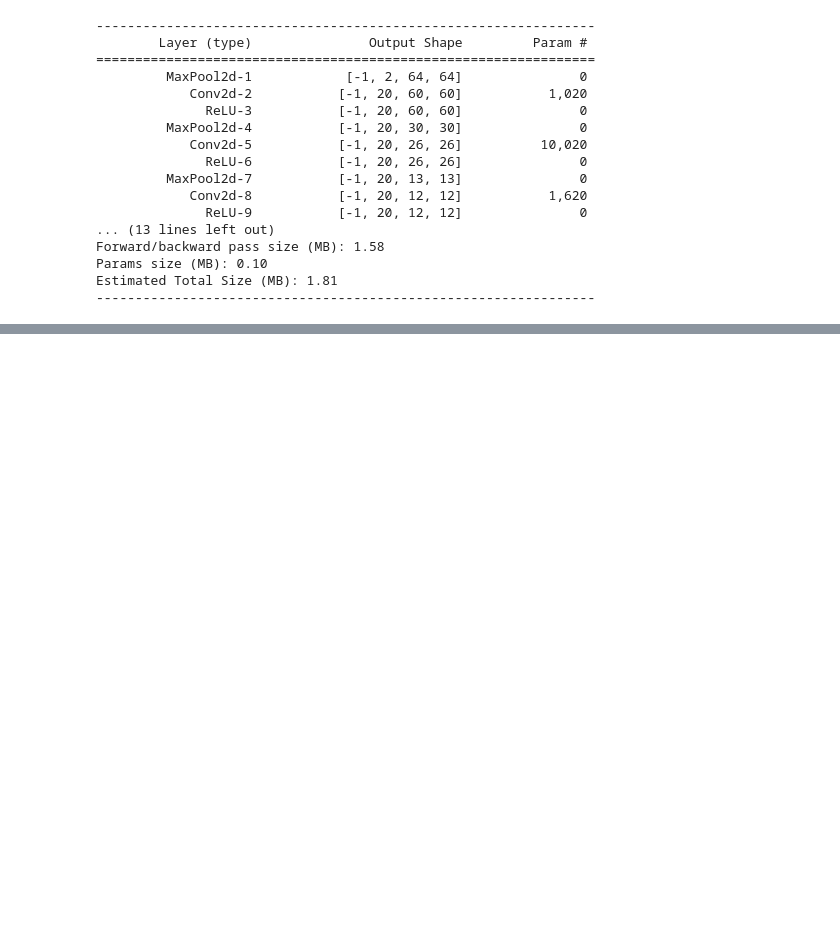
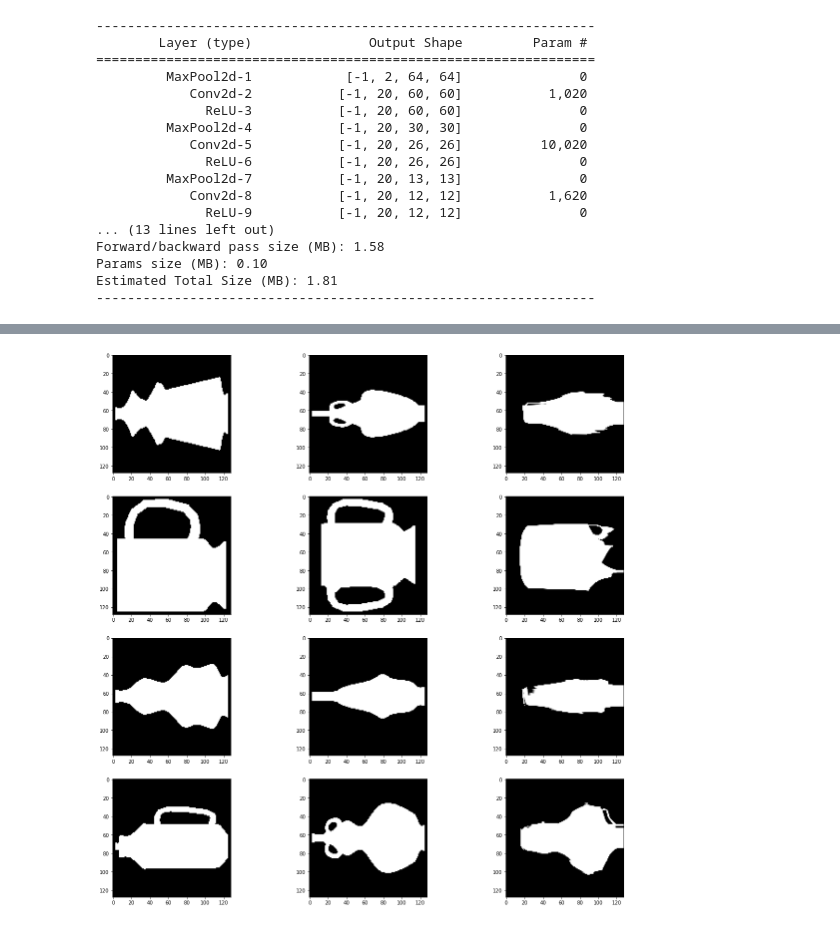
Before and after one commit to hywkim-private/ALIGNet, a Jupyter notebook: ALIGNet.ipynb, the cells around one changed output, grey strips where cells are left out. Saved outputs shown, nothing was run; the diff lists cells and outputs as text; code cells hidden in the pictures; blank space fills up the shorter version.

```diff
--- a/ALIGNet.ipynb
+++ b/ALIGNet.ipynb
@@ -220,8 +250,6 @@ def init_grid(grid_size):
   ts_grid_x[0] = -1
   ts_grid_y[0] = -1
   diff_i_grid_y, diff_i_grid_x = torch.meshgrid(ts_grid_x,ts_grid_y)
-
-  """  print(f'{diff_i_grid_x},{diff_i_grid_y}')"""
   diff_grid = torch.stack([diff_i_grid_x, diff_i_grid_y])
   diff_grid = diff_grid.view(2*grid_size*grid_size)
   return diff_grid
@@ -247,8 +275,8 @@ def visualize_image(data_loader, plot_size):
   fig, ax = plt.subplots(plot_size, plot_size, figsize=(20,20))
   x = 0
   y = 0
-  for i,batch_image in enumerate(data_loader):
-    for k,image in enumerate(batch_image):
+  for i,(aug_batch,tar_batch) in enumerate(data_loader):
+    for k,image in enumerate(aug_batch):
       image = image.squeeze()
       if x >= plot_size:
         x = 0
@@ -794,0 +753,9 @@ cd drive
+# %%
+tr_tar_dl_aug, tr_src_dl_aug, val_tar_dl_aug, val_src_dl_aug, test_tar_dl_aug, test_src_dl_aug = get_data(augment=True)
+tr_tar_dl, tr_src_dl, val_tar_dl, val_src_dl, test_tar_dl, test_src_dl = get_data()
+tr_tar = [tr_tar_dl, tr_tar_dl_aug]
+tr_src = [tr_src_dl, tr_src_dl_aug]
+print(len(tr_tar_dl))
+print(len(tr_src_dl))
+model2 = ALIGNet(GRID_SIZE)
+e_loss =  run_model(model2, tr_src, tr_tar, GRID_SIZE)
@@ -794,0 +782,6 @@ cd drive
+# %%
+tr_tar_dl2, tr_src_dl2, val_tar_dl2, val_src_dl2, test_tar_dl2, test_src_dl2 = get_data()
+tr_tar_dl3, tr_src_dl3, val_tar_dl3, val_src_dl3, test_tar_dl3, test_src_dl3 = get_data()
+
+validate(model2,test_src_dl2, test_src_dl3, GRID_SIZE, visualize=True, get_loss=True)
+# %% [output]
@@ -794,0 +789 @@ cd drive
+[figure, added]
```
Also changed, not shown: parts of 28 cells of this notebook.
